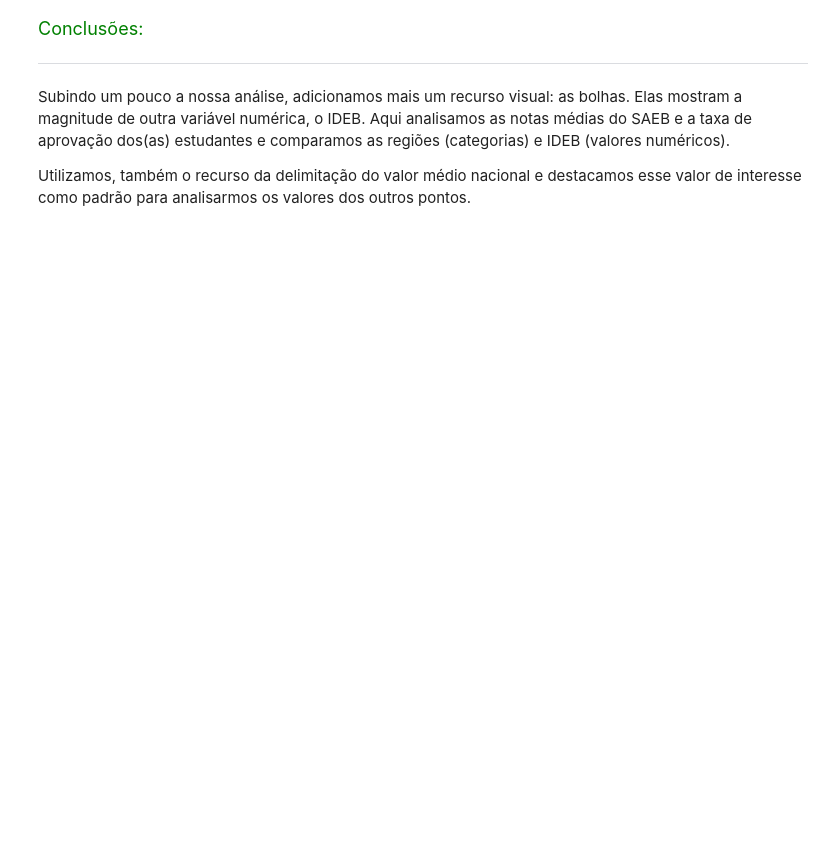
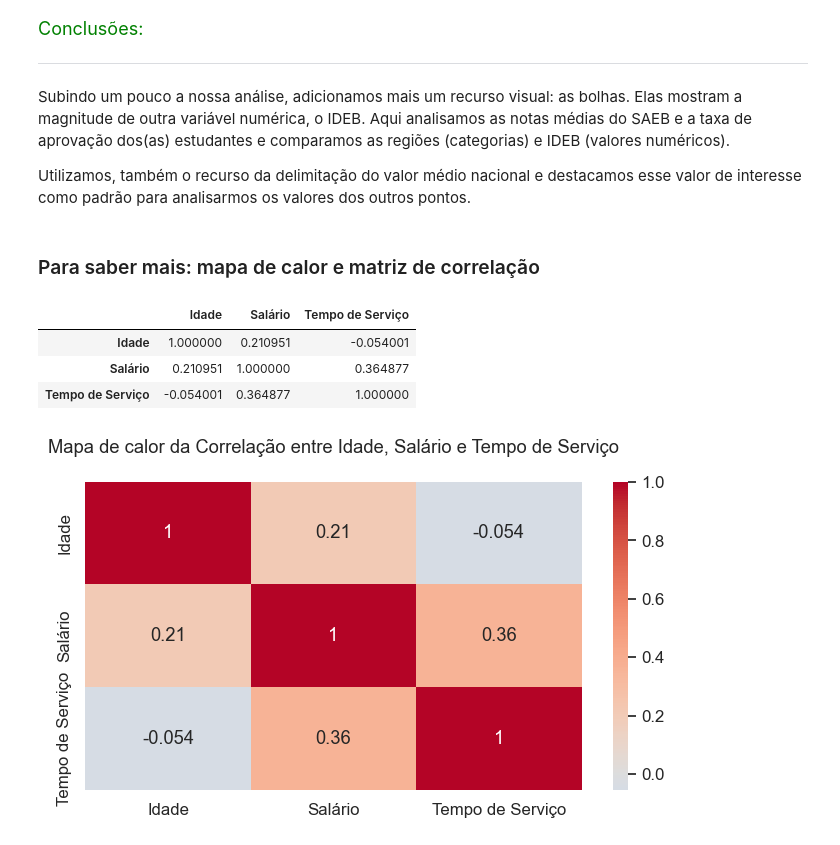
Before and after one commit to MoisesCoimbraQN/Carreira-Alura-Data-Science, a Jupyter notebook: Data_Visualization_Graficos_de_Composicao_e_Relacionamentos.ipynb, the cells around one changed output. Cells and saved outputs as stored; diff of their text form; code cells hidden in the pictures; blank space fills up the shorter version.

```diff
--- a/Data_Visualization_Graficos_de_Composicao_e_Relacionamentos.ipynb
+++ b/Data_Visualization_Graficos_de_Composicao_e_Relacionamentos.ipynb
@@ -1371,3 +1390,31 @@ plt.show()
 Subindo um pouco a nossa análise, adicionamos mais um recurso visual: as bolhas. Elas mostram a magnitude de outra variável numérica, o IDEB. Aqui analisamos as notas médias do SAEB e a taxa de aprovação dos(as) estudantes e comparamos as regiões (categorias) e IDEB (valores numéricos).
 
 Utilizamos, também o recurso da delimitação do valor médio nacional e destacamos esse valor de interesse como padrão para analisarmos os valores dos outros pontos.
+# %% [markdown]
+### Para saber mais: mapa de calor e matriz de correlação
+# %%
+import pandas as pd
+
+df = pd.DataFrame({"Idade": [50, 36, 29, 42, 40, 44, 32, 32, 45, 45],
+                   "Salário": [3130, 4685, 3769, 5391, 8611, 9949, 5433, 8311, 8051, 9420],
+                   "Tempo de Serviço": [1, 12, 10, 6, 13, 12, 9, 1, 11, 11]})
+
+matriz_correlacao = df.corr()
+matriz_correlacao
+# %% [output]
+|  | Idade | Salário | Tempo de Serviço |
+| Idade | 1.000000 | 0.210951 | -0.054001 |
+| Salário | 0.210951 | 1.000000 | 0.364877 |
+| Tempo de Serviço | -0.054001 | 0.364877 | 1.000000 |
+# %%
+import seaborn as sns
+import matplotlib.pyplot as plt
+
+# Criando o heatmap
+fig, ax = plt.subplots(figsize=(8, 4))
+sns.set(font_scale=1.1)
+sns.heatmap(matriz_correlacao, annot=True, cmap='coolwarm', center=0)
+plt.title('Mapa de calor da Correlação entre Idade, Salário e Tempo de Serviço\n')
+plt.show()
+# %% [output]
+[figure, added]
```
Also changed, not shown: parts of 4 cells of this notebook.
